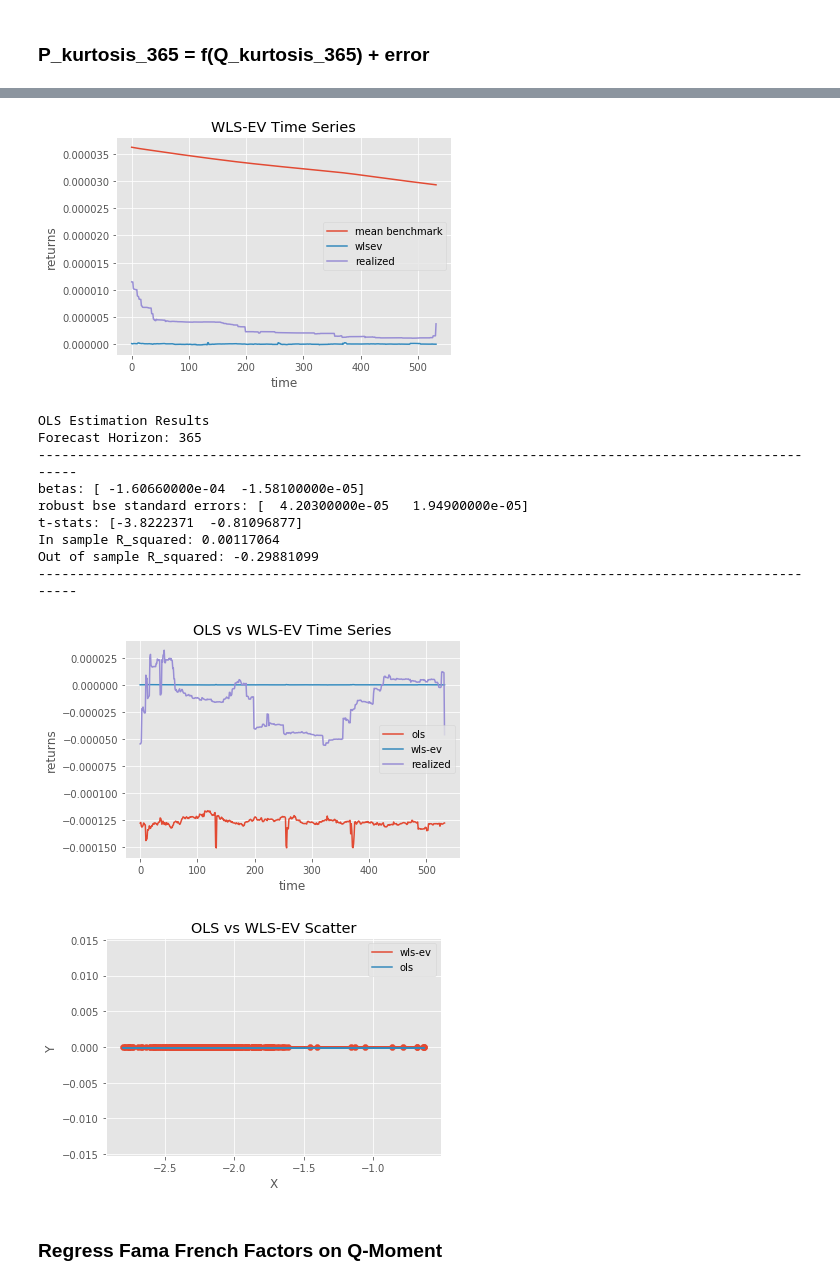
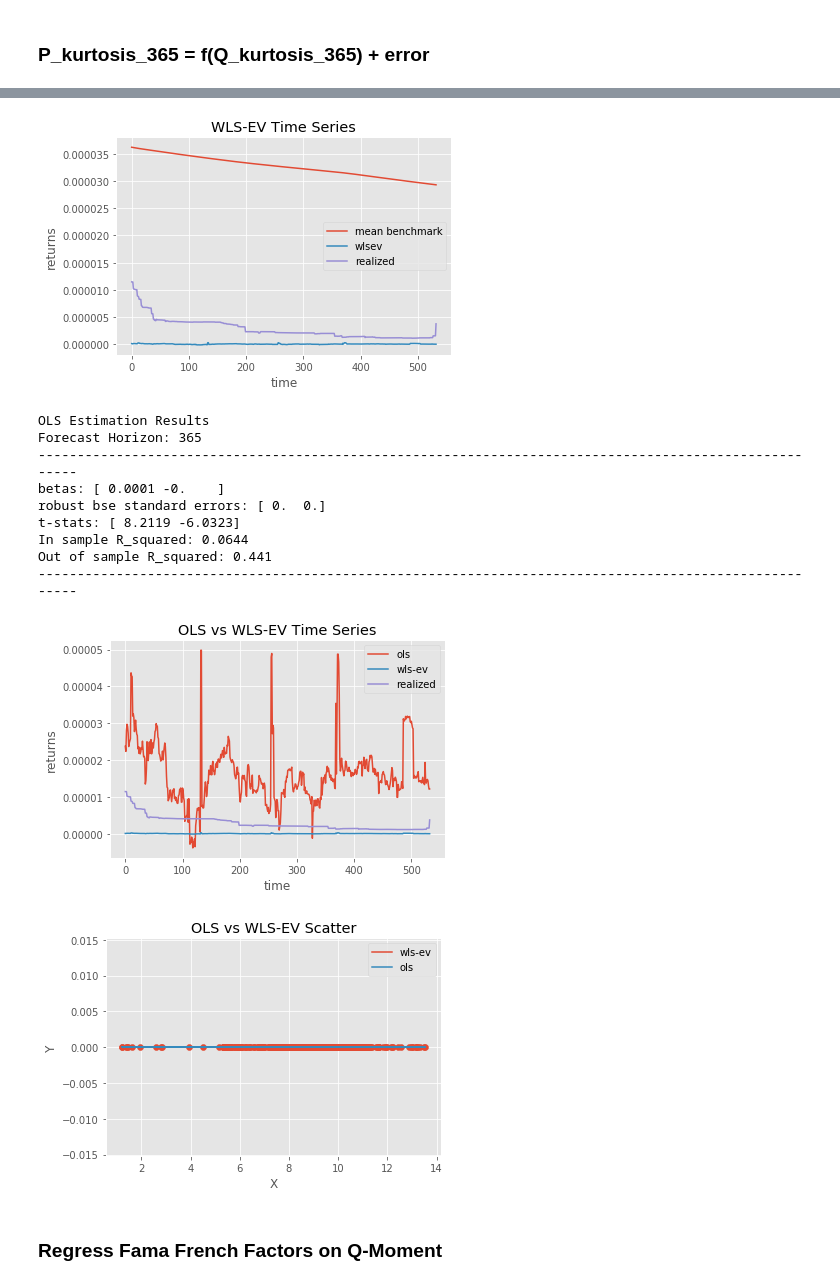
Before and after one commit to tobikuhlmann/robust-linear-forecasting, a Jupyter notebook: wlsev_analysis_new.ipynb, the cells around one changed output, grey strips where cells are left out. Drawn from its saved outputs; the diff is of its cells as text; code cells hidden in the pictures.

```diff
--- a/wlsev_analysis_new.ipynb
+++ b/wlsev_analysis_new.ipynb
@@ -1367,7 +1378,7 @@ wlsev_obj.plot_results()
 X, Y, y_wlsev = wlsev_obj.get_plot_data_wlsev()
 
 # OLS
-ols_obj = OLS_model(data_pq_var['Q_skewness_365'][:-1].as_matrix(), data_pq_var['skewness1'][1:].as_matrix(), forecast_horizon)
+ols_obj = OLS_model(data_pq_var['Q_kurtosis_365'][:-1].as_matrix(), data_pq_var['kurtosis1'][1:].as_matrix(), forecast_horizon)
 ols_obj.fit()
 # OOS evaluation to get Rsquared
 ols_obj.evaluate()
@@ -1394,15 +1405,15 @@ Out of sample R_squared: 0.98730191
 -------------------------------------------------------------------------------------------------------
 [figure]
 OLS Estimation Results
 Forecast Horizon: 365
 -------------------------------------------------------------------------------------------------------
-betas: [ -1.60660000e-04  -1.58100000e-05]
-robust bse standard errors: [  4.20300000e-05   1.94900000e-05]
-t-stats: [-3.8222371  -0.81096877]
-In sample R_squared: 0.00117064
-Out of sample R_squared: -0.29881099
+betas: [ 0.0001 -0.    ]
+robust bse standard errors: [ 0.  0.]
+t-stats: [ 8.2119 -6.0323]
+In sample R_squared: 0.0644
+Out of sample R_squared: 0.441
 -------------------------------------------------------------------------------------------------------
-[figure, old version]
+[figure, new version]
-[figure, old version]
+[figure, new version]
 # %% [markdown]
 ### Regress Fama French Factors on Q-Moment
```
Also changed, not shown: parts of 18 cells of this notebook, 3 other files.
